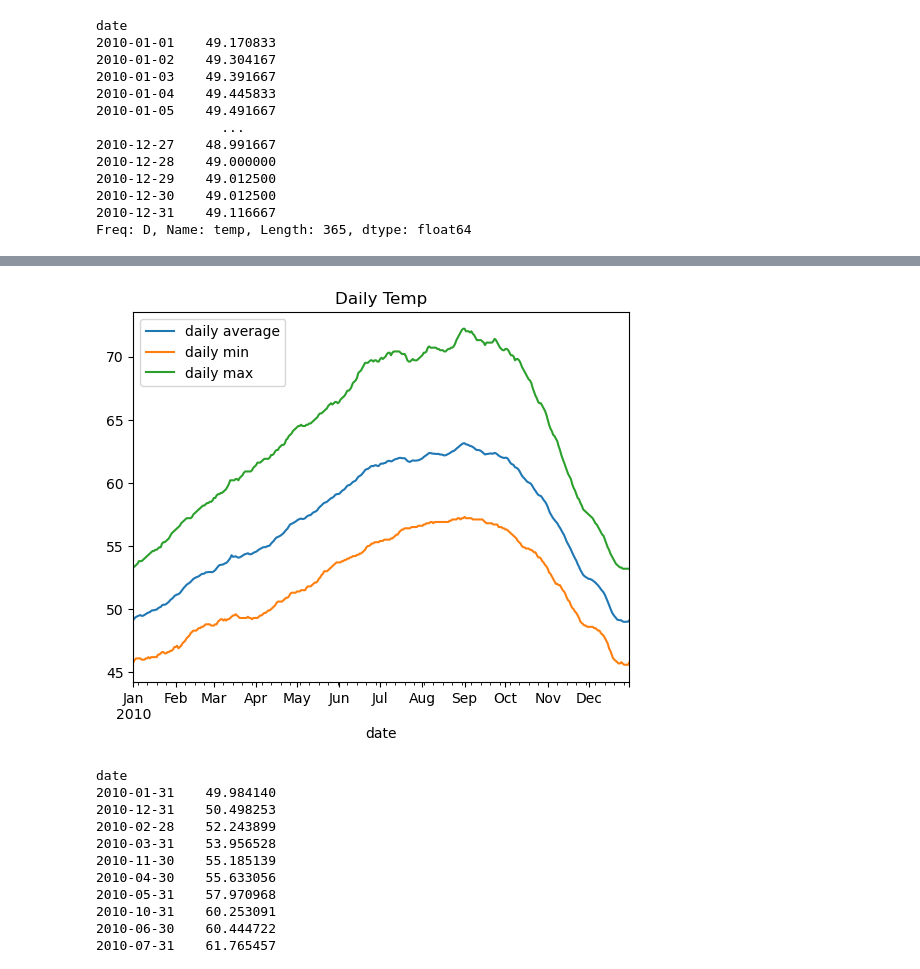
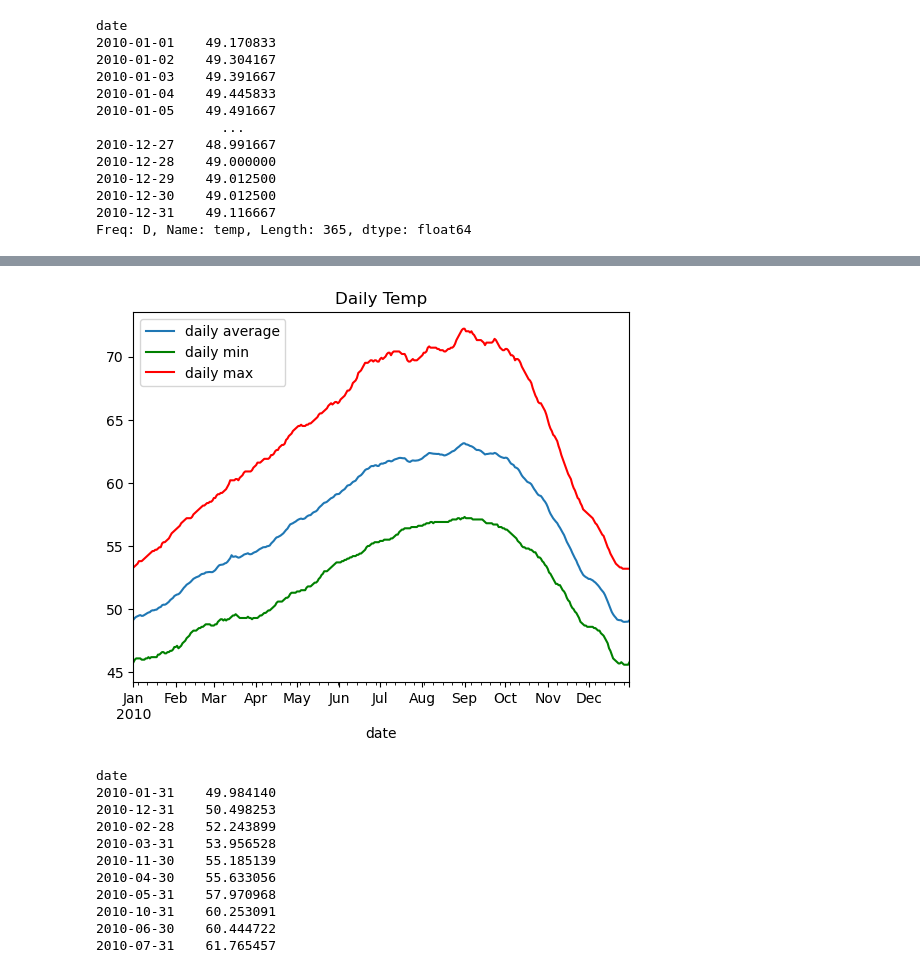
Before and after one commit to corey-hermesch/time-series-exercises, a Jupyter notebook: date-time-exercises.ipynb, the cells around one changed output, grey strips where cells are left out. Drawn from its saved outputs; the diff is of its cells as text; code cells hidden in the pictures.

```diff
--- a/date-time-exercises.ipynb
+++ b/date-time-exercises.ipynb
@@ -193,12 +197,12 @@ Freq: D, Name: temp, Length: 365, dtype: float64
 # %%
 df.resample('D').temp.mean().plot(label='daily average')
-df.resample('D').temp.min().plot(label='daily min')
-df.resample('D').temp.max().plot(label='daily max')
+df.resample('D').temp.min().plot(label='daily min', color='green')
+df.resample('D').temp.max().plot(label='daily max', color='red')
 plt.title('Daily Temp')
 plt.legend()
 plt.show()
 # %% [output]
-[figure, old version]
+[figure, new version]
 # %%
 # January is the coldest month on average and September is the hottest
 df.resample('M').temp.mean().sort_values()
```
Also changed, not shown: parts of 3 cells of this notebook, 3 other files.
